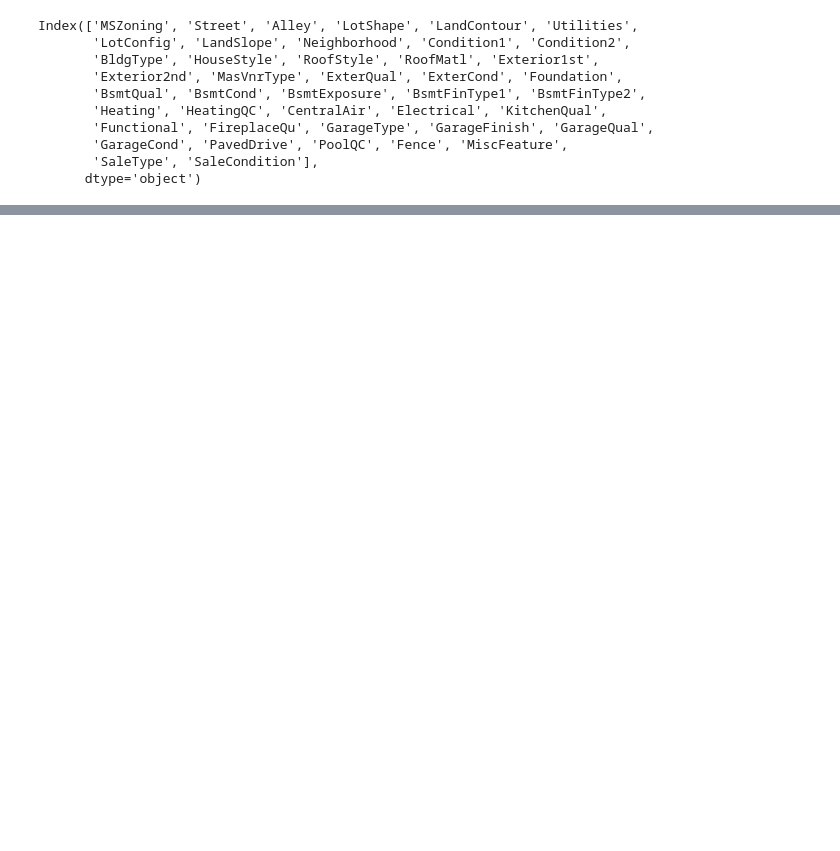
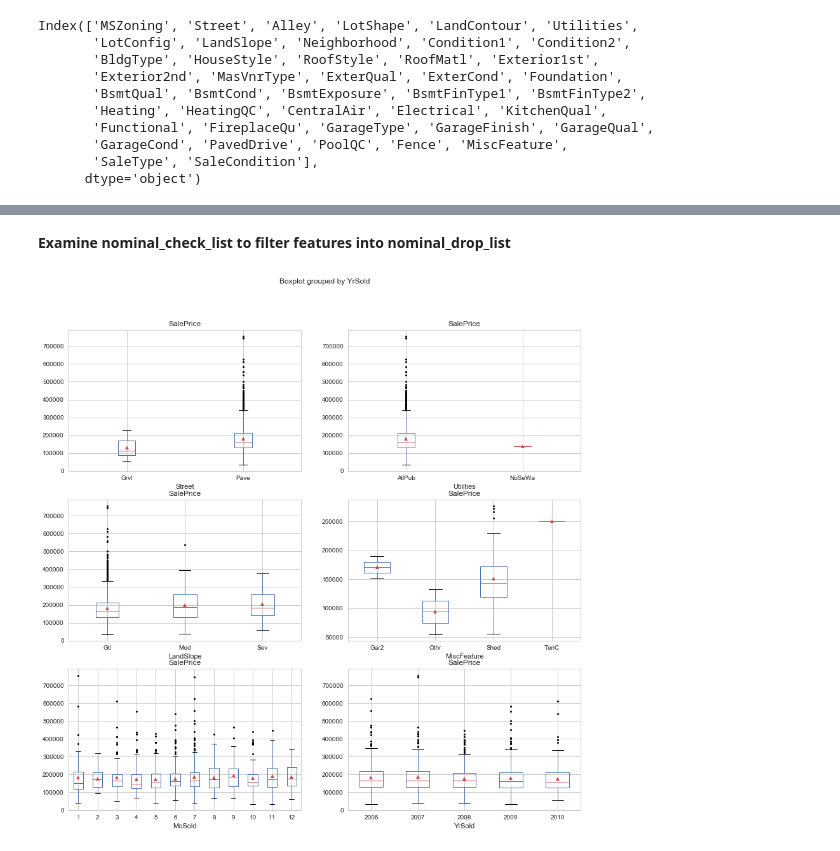
Before and after one commit to indianmoody/data-science-portfolio, a Jupyter notebook: ames_housing_prices/bivariate2.ipynb, the cells around one changed output, grey strips where cells are left out. Cells and saved outputs as stored; diff of their text form; code cells hidden in the pictures; blank space fills up the shorter version.

Commit message:
bivarite for nominal done

```diff
--- a/ames_housing_prices/bivariate2.ipynb
+++ b/ames_housing_prices/bivariate2.ipynb
@@ -48,4 +28,0 @@ list2 = ['LotConfig','LandSlope','Neighborhood','Condition1','Condition2','BldgT
-# %%
-fig2, ax2 = plt.subplots(nrows=3, ncols=2, figsize=(14,14))
-for i in range(0,6):
-    ames.boxplot(column='SalePrice',by=list2[i],sym='k.', ax=ax2[i//2,i%2], showmeans=True)
@@ -105 +54,6 @@ def anova_result(feat, target, df):
+# %%
+# list of nominal features need to be checked further (boxplot), before adding into drop list
+nominal_check_list = []
+# drop list for nominal features
+nominal_drop = []
 # %%
@@ -125,0 +80,2 @@ Residual     8.970402e+12  1456.0        NaN           NaN
+# %%
+nominal_check_list.extend(['Street','Utilities','LandSlope'])
@@ -125,0 +145,10 @@ Residual     8.970402e+12  1456.0        NaN           NaN
+# %%
+nominal_check_list.extend(['MiscFeature','MoSold','YrSold'])
+# %% [markdown]
+**Examine nominal_check_list to filter features into nominal_drop_list**
+# %%
+fig1, ax1 = plt.subplots(nrows=3, ncols=2, figsize=(14,14))
+for i in range(0,6):
+    ames.boxplot(column='SalePrice',by=nominal_check_list[i],sym='k.', ax=ax1[i//2,i%2], showmeans=True)
+# %% [output]
+[figure, added]
```
Also changed, not shown: parts of 32 cells of this notebook.
